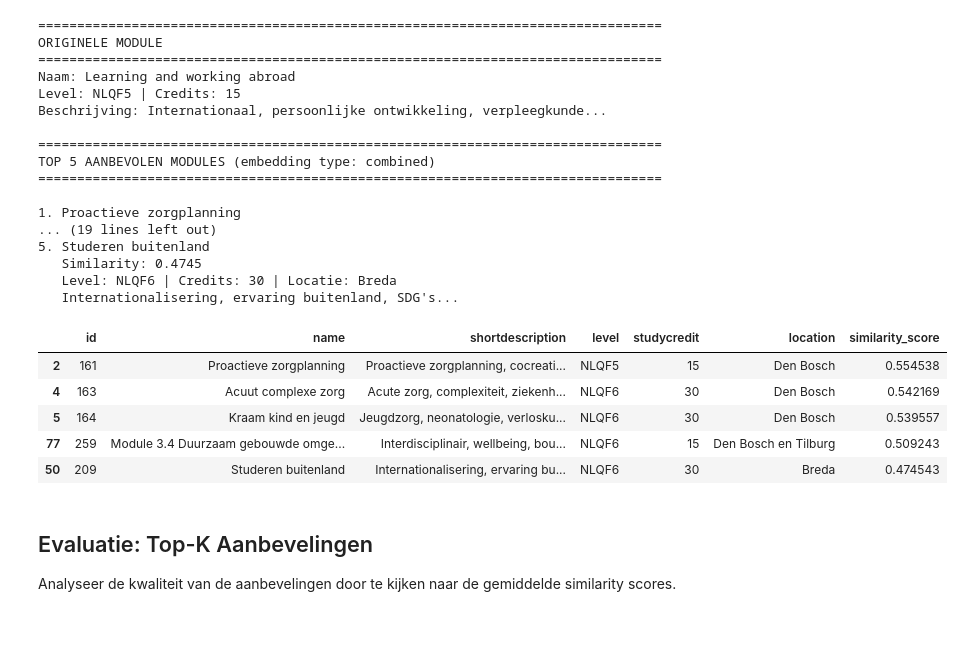
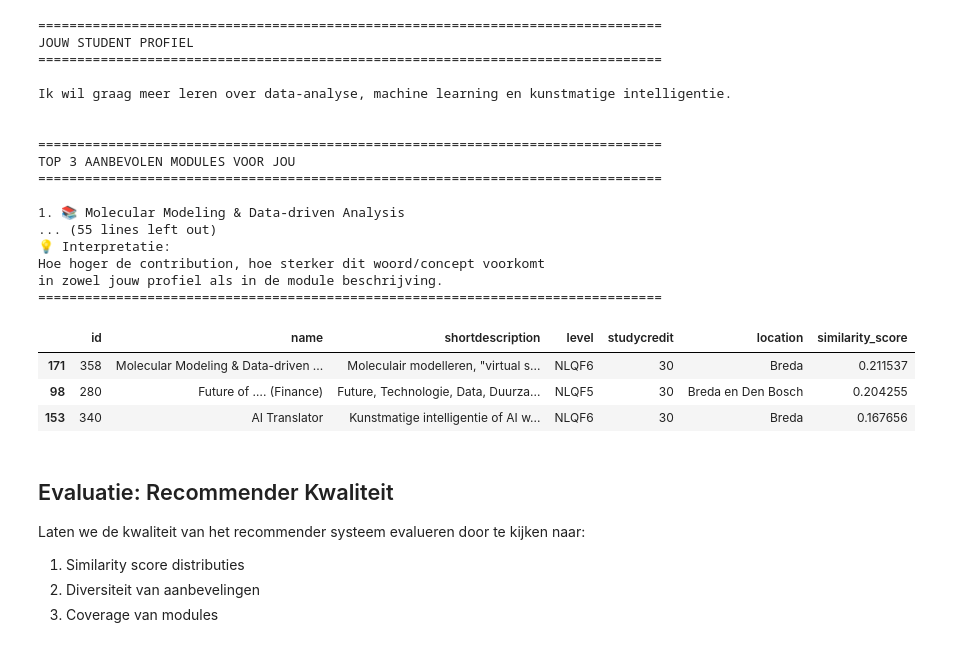
Before and after one commit to BoyanKloosterman/AI-Prototype, a Jupyter notebook: content_based_recommender.ipynb, the cells around one changed output. Cells and saved outputs as stored; diff of their text form; code cells hidden in the pictures.

```diff
--- a/content_based_recommender.ipynb
+++ b/content_based_recommender.ipynb
@@ -250,15 +282,6 @@ Nu initialiseren we de recommender met onze embeddings.
 # %%
-# Maak dictionary met alle embeddings
-embeddings_dict = {
-    'combined': combined_embeddings,
-    'shortdescription': shortdescription_embeddings,
-    'description': description_embeddings,
-    'content': content_embeddings,
-    'learningoutcomes': learningoutcomes_embeddings
-}
-
-# Initialiseer recommender
-recommender = ContentBasedRecommender(df, embeddings_dict)
+# Initialiseer de Student-Module Recommender
+recommender = StudentModuleRecommender(df, tfidf_matrix, vectorizer)
 
 # Toon statistieken
 recommender.get_statistics()
@@ -319,20 +353,11 @@ In deze module leer je hoe je gedrag van jezelf en van anderen kunt begrijpen en
 # %%
-# Krijg aanbevelingen voor deze module
-print("\n" + "=" * 80)
-print("TOP 5 AANBEVOLEN MODULES (op basis van combined embeddings)")
-print("=" * 80)
+# Leg uit waarom de top aanbeveling past bij dit profiel
+top_module_id = recommendations.iloc[0]['id']
 
-recommendations = recommender.get_recommendations(
-    module_id=module_id,
-    n_recommendations=5,
-    embedding_type='combined'
+recommender.explain_recommendation(
+    student_profile_1,
+    top_module_id,
+    top_n_features=8
 )
-
-# Toon resultaten
-for idx, row in recommendations.iterrows():
-    print(f"\n{row['name']}")
-    print(f"  Similarity: {row['similarity_score']:.4f}")
-    print(f"  Level: {row['level']} | Credits: {row['studycredit']} | Locatie: {row['location']}")
-    print(f"  {row['shortdescription'][:100]}...")
 # %% [output]
 ================================================================================
@@ -625,32 +664,37 @@ Gebruik:
 # %%
-# Test de interactieve functie
-recommend_modules(160, n=5, embedding_type='combined')
+# Test de interactieve functie met een nieuw profiel
+my_profile = """
+Ik wil graag meer leren over data-analyse, machine learning en kunstmatige intelligentie.
+"""
+
+get_my_recommendations(my_profile, n=3, show_explanation=True)
 # %% [output]
 ================================================================================
-ORIGINELE MODULE
+JOUW STUDENT PROFIEL
 ================================================================================
-Naam: Learning and working abroad
-Level: NLQF5 | Credits: 15
-Beschrijving: Internationaal, persoonlijke ontwikkeling, verpleegkunde...
+
+Ik wil graag meer leren over data-analyse, machine learning en kunstmatige intelligentie.
+
 
 ================================================================================
-TOP 5 AANBEVOLEN MODULES (embedding type: combined)
+TOP 3 AANBEVOLEN MODULES VOOR JOU
 ================================================================================
 
-1. Proactieve zorgplanning
-... (19 lines left out)
-5. Studeren buitenland
-   Similarity: 0.4745
-   Level: NLQF6 | Credits: 30 | Locatie: Breda
-   Internationalisering, ervaring buitenland, SDG's...
+1. 📚 Molecular Modeling & Data-driven Analysis
+... (55 lines left out)
+💡 Interpretatie:
+Hoe hoger de contribution, hoe sterker dit woord/concept voorkomt
+in zowel jouw profiel als in de module beschrijving.
+================================================================================
 |  | id | name | shortdescription | level | studycredit | location | similarity_score |
-| 2 | 161 | Proactieve zorgplanning | Proactieve zorgplanning, cocreati... | NLQF5 | 15 | Den Bosch | 0.554538 |
-| 4 | 163 | Acuut complexe zorg | Acute zorg, complexiteit, ziekenh... | NLQF6 | 30 | Den Bosch | 0.542169 |
-| 5 | 164 | Kraam kind en jeugd | Jeugdzorg, neonatologie, verlosku... | NLQF6 | 30 | Den Bosch | 0.539557 |
-| 77 | 259 | Module 3.4 Duurzaam gebouwde omge... | Interdisciplinair, wellbeing, bou... | NLQF6 | 15 | Den Bosch en Tilburg | 0.509243 |
-| 50 | 209 | Studeren buitenland | Internationalisering, ervaring bu... | NLQF6 | 30 | Breda | 0.474543 |
+| 171 | 358 | Molecular Modeling & Data-driven ... | Moleculair modelleren, "virtual s... | NLQF6 | 30 | Breda | 0.211537 |
+| 98 | 280 | Future of …. (Finance) | Future, Technologie, Data, Duurza... | NLQF5 | 30 | Breda en Den Bosch | 0.204255 |
+| 153 | 340 | AI Translator | Kunstmatige intelligentie of AI w... | NLQF6 | 30 | Breda | 0.167656 |
 # %% [markdown]
-## Evaluatie: Top-K Aanbevelingen
+## Evaluatie: Recommender Kwaliteit
 
-Analyseer de kwaliteit van de aanbevelingen door te kijken naar de gemiddelde similarity scores.
+Laten we de kwaliteit van het recommender systeem evalueren door te kijken naar:
+1. Similarity score distributies
+2. Diversiteit van aanbevelingen
+3. Coverage van modules
 # %%
```
Also changed, not shown: parts of 29 cells of this notebook, 9 other files.
